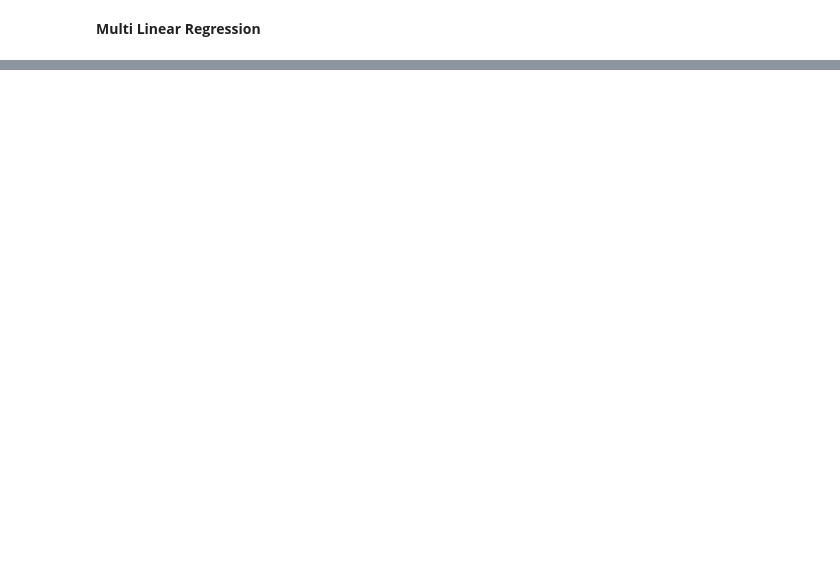
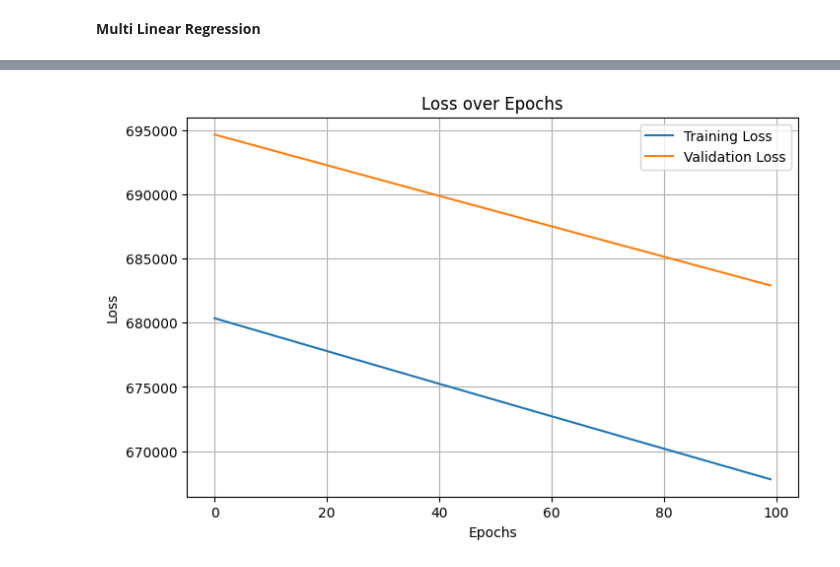
Before and after one commit to Neallaz/Machine-Learning, a Jupyter notebook: Bike_Regression.ipynb, the cells around one changed output, grey strips where cells are left out. Drawn from its saved outputs; the diff is of its cells as text; code cells hidden in the pictures; blank space fills up the shorter version.

```diff
--- a/Bike_Regression.ipynb
+++ b/Bike_Regression.ipynb
@@ -105,0 +119,47 @@ all_reg
+# %%
+temp_nn_model=tf.keras.Sequential([
+    temp_normalizer,
+    tf.keras.layers.Dense(units=1)
+])
+# %%
+temp_nn_model.compile(optimizer=tf.keras.optimizers.Adam(learning_rate=0.01),loss=tf.keras.losses.MeanSquaredError(),metrics=["mae"])
+# %%
+history=temp_nn_model.fit(X_train_temp.reshape(-1),y_train_temp,verbose=0,epochs=100,validation_data=(X_val_temp,y_val_temp))
+# %%
+# def plot_loss(history):
+# def plot_accuracy(history):
+import matplotlib.pyplot as plt
+
+def plot_history (history):
+    """
+    Plots the training and validation loss over epochs.
+    """
+    plt.figure(figsize=(8, 5))
+    plt.plot(history.history['loss'], label='Training Loss')
+    if 'val_loss' in history.history:
+        plt.plot(history.history['val_loss'], label='Validation Loss')
+    plt.title('Loss over Epochs')
+    plt.xlabel('Epochs')
+    plt.ylabel('Loss')
+    plt.legend()
+    plt.grid(True)
+    plt.show()
+
+def plot_accuracy(history):
+    """
+    Plots the training and validation accuracy over epochs.
+    """
+    plt.figure(figsize=(8, 5))
+    plt.plot(history.history['accuracy'], label='Training Accuracy')
+    if 'val_accuracy' in history.history:
+        plt.plot(history.history['val_accuracy'], label='Validation Accuracy')
+    plt.title('Accuracy over Epochs')
+    plt.xlabel('Epochs')
+    plt.ylabel('Accuracy')
+    plt.legend()
+    plt.grid(True)
+    plt.show()
+# %%
+plot_history(history)
+# %% [output]
+[figure, added]
```
Also changed, not shown: parts of 15 cells of this notebook.
